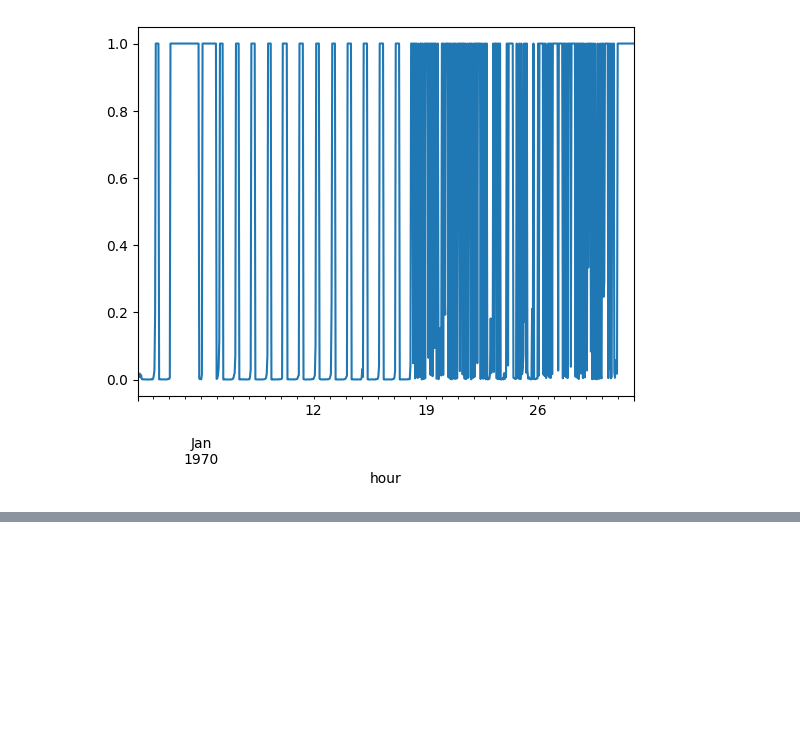
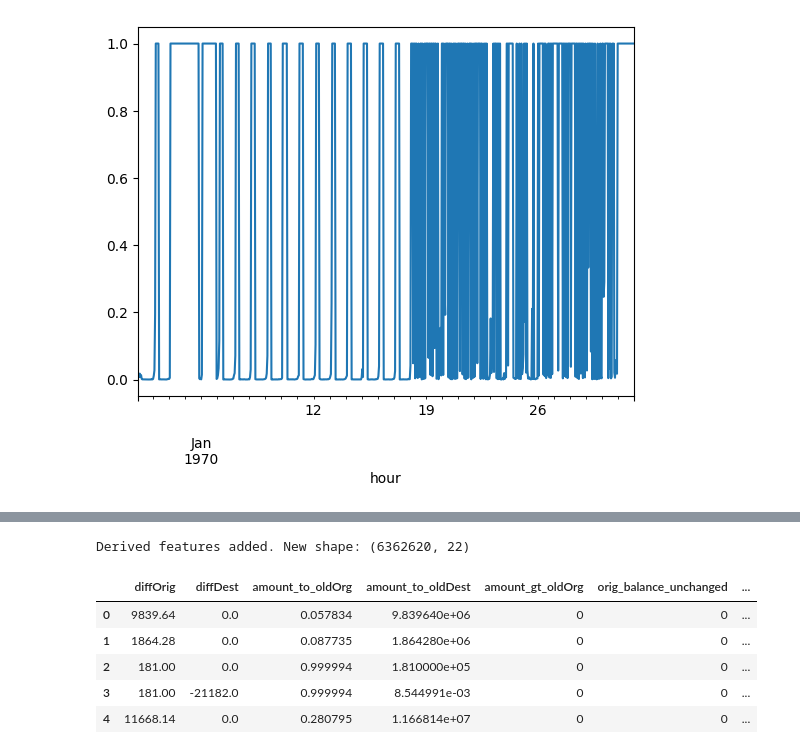
Before and after one commit to ritwikkarthikeya/Fraud-Detection, a Jupyter notebook: Code.ipynb, the cells around one changed output, grey strips where cells are left out. Drawn from its saved outputs; the diff is of its cells as text; code cells hidden in the pictures; blank space fills up the shorter version.

```diff
--- a/Code.ipynb
+++ b/Code.ipynb
@@ -380,0 +392,37 @@ fraud_by_hour.plot()
+# %%
+# ratio features - guard against division by zero by adding small epsilon
+eps = 1e-3
+df_work["amount_to_oldOrg"] = df_work["amount"] / (df_work["oldbalanceOrg"] + eps)
+df_work["amount_to_oldDest"] = df_work["amount"] / (df_work["oldbalanceDest"] + eps)
+# %%
+# flag if the amount is greater than the originator balance (suspicious)
+df_work["amount_gt_oldOrg"] = (df_work["amount"] > df_work["oldbalanceOrg"]).astype(int)
+# %%
+# flag if balances unchanged (commonly used in fraudulent simulation transactions)
+df_work["orig_balance_unchanged"] = (df_work["oldbalanceOrg"] == df_work["newbalanceOrig"]).astype(int)
+df_work["dest_balance_unchanged"] = (df_work["oldbalanceDest"] == df_work["newbalanceDest"]).astype(int)
+# %%
+# if 'type' exists make a simplified mapping for domain-specific operations
+
+if "type" in df_work.columns:
+    # Keep original string, but also map to a small ordinal for some algorithms if needed
+    type_order = {"CASH_OUT": 0, "PAYMENT": 1, "CASH_IN": 2, "TRANSFER": 3, "DEBIT": 4}
+    df_work["type_ord"] = df_work["type"].map(type_order).fillna(-1).astype(int)
+# %%
+if "step" in df_work.columns:
+    df_work["step"] = df_work["step"].astype(int)
+    df_work["hour_of_day"] = (df_work["step"] % 24).astype(int)
+    df_work["day"] = (df_work["step"] // 24).astype(int)
+
+print("\nDerived features added. New shape:", df_work.shape)
+df_work[[ "diffOrig","diffDest","amount_to_oldOrg","amount_to_oldDest",
+          "amount_gt_oldOrg","orig_balance_unchanged","dest_balance_unchanged"
+         ]].head()
+# %% [output]
+Derived features added. New shape: (6362620, 22)
+|  | diffOrig | diffDest | amount_to_oldOrg | amount_to_oldDest | amount_gt_oldOrg | orig_balance_unchanged | ... |
+| 0 | 9839.64 | 0.0 | 0.057834 | 9.839640e+06 | 0 | 0 | ... |
+| 1 | 1864.28 | 0.0 | 0.087735 | 1.864280e+06 | 0 | 0 | ... |
+| 2 | 181.00 | 0.0 | 0.999994 | 1.810000e+05 | 0 | 0 | ... |
+| 3 | 181.00 | -21182.0 | 0.999994 | 8.544991e-03 | 0 | 0 | ... |
+| 4 | 11668.14 | 0.0 | 0.280795 | 1.166814e+07 | 0 | 0 | ... |
```
Also changed, not shown: parts of 25 cells of this notebook.
